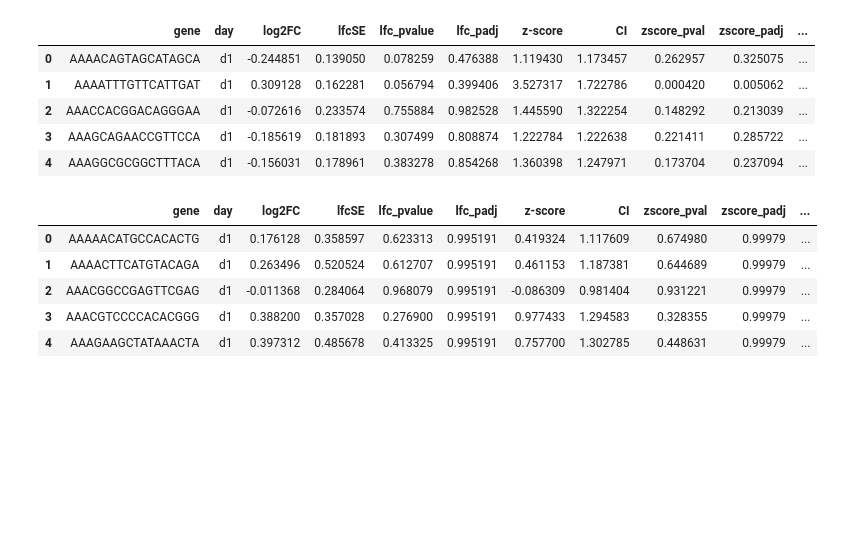
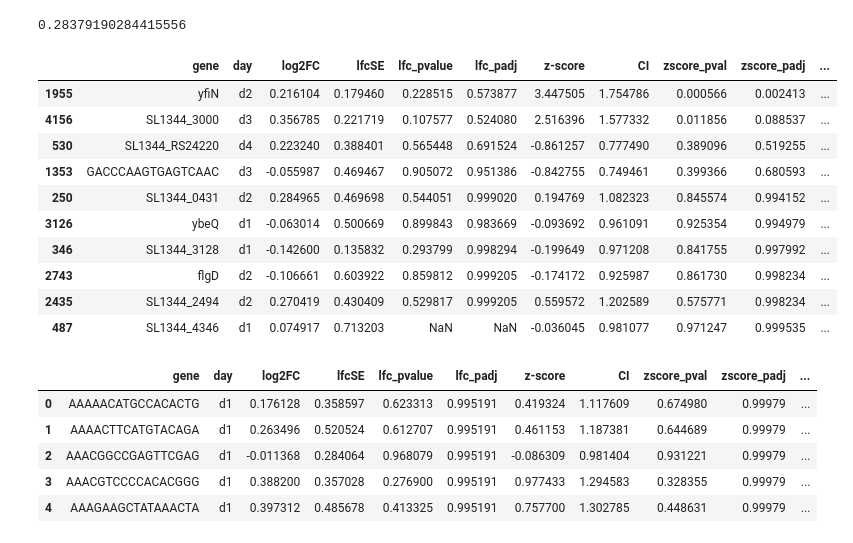
Before and after one commit to MicrobiologyETHZ/nguyenb_rbtnseq_2024, a Jupyter notebook: code/notebooks/08_2021_pathway_enrichment/pathway_enrichment1.ipynb, the cells around one changed output. Drawn from its saved outputs; the diff is of its cells as text; code cells hidden in the pictures; blank space fills up the shorter version.

```diff
--- a/code/notebooks/08_2021_pathway_enrichment/pathway_enrichment1.ipynb
+++ b/code/notebooks/08_2021_pathway_enrichment/pathway_enrichment1.ipynb
@@ -4,15 +13,27 @@ import plotly.express as px
 # %%
 # Read in final results table
-df = pd.read_csv("../../results/26-07-final-results.csv", index_col=0)
+#df = pd.read_csv("../../results/26-07-final-results.csv", index_col=0)
+df = pd.read_csv("../../../data/27_07_results_and_figures/final_results/26-07-final-results.csv", index_col=0)
+df['dir_change'] = df['z-score'].apply(lambda x: 1 if x > 0 else -1)
+df['rank'] = -1*np.log10(df['zscore_padj'])*df['dir_change']
+# %%
+1/10**0.547
+# %% [output]
+0.28379190284415556
 # %%
-df.head()
+df.sample(10).sort_values('rank', ascending=False)
 # %% [output]
 |  | gene | day | log2FC | lfcSE | lfc_pvalue | lfc_padj | z-score | CI | zscore_pval | zscore_padj | ... |
-| 0 | AAAACAGTAGCATAGCA | d1 | -0.244851 | 0.139050 | 0.078259 | 0.476388 | 1.119430 | 1.173457 | 0.262957 | 0.325075 | ... |
-| 1 | AAAATTTGTTCATTGAT | d1 | 0.309128 | 0.162281 | 0.056794 | 0.399406 | 3.527317 | 1.722786 | 0.000420 | 0.005062 | ... |
-| 2 | AAACCACGGACAGGGAA | d1 | -0.072616 | 0.233574 | 0.755884 | 0.982528 | 1.445590 | 1.322254 | 0.148292 | 0.213039 | ... |
-| 3 | AAAGCAGAACCGTTCCA | d1 | -0.185619 | 0.181893 | 0.307499 | 0.808874 | 1.222784 | 1.222638 | 0.221411 | 0.285722 | ... |
-| 4 | AAAGGCGCGGCTTTACA | d1 | -0.156031 | 0.178961 | 0.383278 | 0.854268 | 1.360398 | 1.247971 | 0.173704 | 0.237094 | ... |
+| 1955 | yfiN | d2 | 0.216104 | 0.179460 | 0.228515 | 0.573877 | 3.447505 | 1.754786 | 0.000566 | 0.002413 | ... |
+| 4156 | SL1344_3000 | d3 | 0.356785 | 0.221719 | 0.107577 | 0.524080 | 2.516396 | 1.577332 | 0.011856 | 0.088537 | ... |
+| 530 | SL1344_RS24220 | d4 | 0.223240 | 0.388401 | 0.565448 | 0.691524 | -0.861257 | 0.777490 | 0.389096 | 0.519255 | ... |
+| 1353 | GACCCAAGTGAGTCAAC | d3 | -0.055987 | 0.469467 | 0.905072 | 0.951386 | -0.842755 | 0.749461 | 0.399366 | 0.680593 | ... |
+| 250 | SL1344_0431 | d2 | 0.284965 | 0.469698 | 0.544051 | 0.999020 | 0.194769 | 1.082323 | 0.845574 | 0.994152 | ... |
+| 3126 | ybeQ | d1 | -0.063014 | 0.500669 | 0.899843 | 0.983669 | -0.093692 | 0.961091 | 0.925354 | 0.994979 | ... |
+| 346 | SL1344_3128 | d1 | -0.142600 | 0.135832 | 0.293799 | 0.998294 | -0.199649 | 0.971208 | 0.841755 | 0.997992 | ... |
+| 2743 | flgD | d2 | -0.106661 | 0.603922 | 0.859812 | 0.999205 | -0.174172 | 0.925987 | 0.861730 | 0.998234 | ... |
+| 2435 | SL1344_2494 | d2 | 0.270419 | 0.430409 | 0.529817 | 0.999205 | 0.559572 | 1.202589 | 0.575771 | 0.998234 | ... |
+| 487 | SL1344_4346 | d1 | 0.074917 | 0.713203 | NaN | NaN | -0.036045 | 0.981077 | 0.971247 | 0.999535 | ... |
 # %%
 # Subset to only day 1 and library 10_2
 l102d1 = df[(df.day == 'd1') & (df.library == 'library_10_2')]
```
Also changed, not shown: parts of 11 cells of this notebook, 9 other files.
